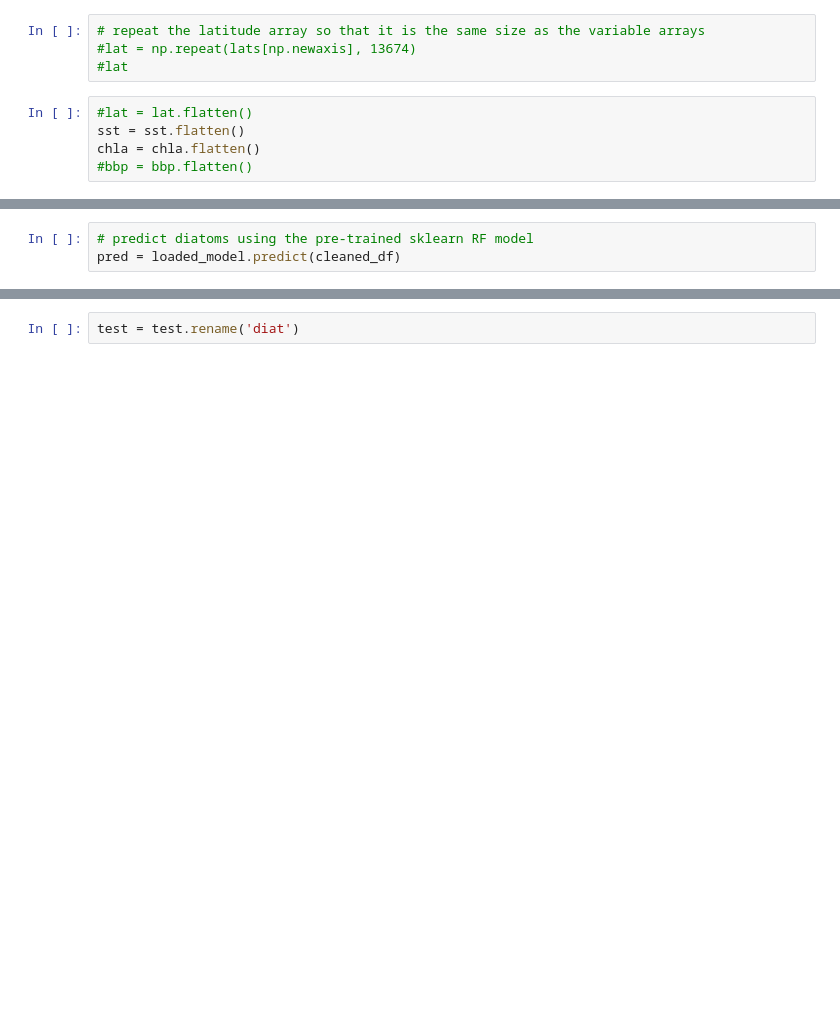
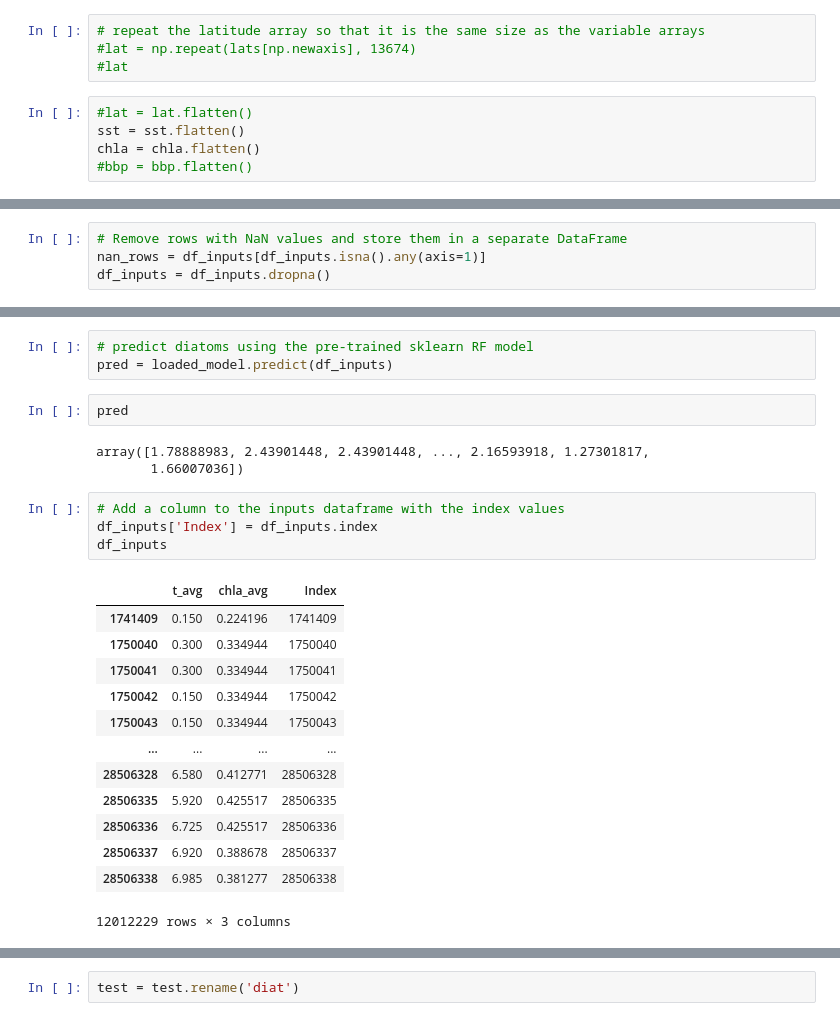
Before and after one commit to alisonpchase/predict-diatoms, a Jupyter notebook: deploy_trained_model.ipynb, the cells around one changed output, grey strips where cells are left out. Saved outputs shown, nothing was run; the diff lists cells and outputs as text; blank space fills up the shorter version.

```diff
--- a/deploy_trained_model.ipynb
+++ b/deploy_trained_model.ipynb
@@ -176,0 +201,4 @@ cleaned_df = test.dropna()
+# %%
+# Remove rows with NaN values and store them in a separate DataFrame
+nan_rows = df_inputs[df_inputs.isna().any(axis=1)]
+df_inputs = df_inputs.dropna()
@@ -177,5 +217,28 @@ cleaned_df = test.dropna()
 # %%
 # predict diatoms using the pre-trained sklearn RF model
-pred = loaded_model.predict(cleaned_df)
+pred = loaded_model.predict(df_inputs)
+# %%
+pred
+# %% [output]
+array([1.78888983, 2.43901448, 2.43901448, ..., 2.16593918, 1.27301817,
+       1.66007036])
+# %%
+# Add a column to the inputs dataframe with the index values
+df_inputs['Index'] = df_inputs.index
+df_inputs
+# %% [output]
+|  | t_avg | chla_avg | Index |
+| 1741409 | 0.150 | 0.224196 | 1741409 |
+| 1750040 | 0.300 | 0.334944 | 1750040 |
+| 1750041 | 0.300 | 0.334944 | 1750041 |
+| 1750042 | 0.150 | 0.334944 | 1750042 |
+| 1750043 | 0.150 | 0.334944 | 1750043 |
+| ... | ... | ... | ... |
+| 28506328 | 6.580 | 0.412771 | 28506328 |
+| 28506335 | 5.920 | 0.425517 | 28506335 |
+| 28506336 | 6.725 | 0.425517 | 28506336 |
+| 28506337 | 6.920 | 0.388678 | 28506337 |
+| 28506338 | 6.985 | 0.381277 | 28506338 |
+12012229 rows × 3 columns
 # %%
 pred = pd.DataFrame(pred)
```
Also changed, not shown: parts of 46 cells of this notebook, 1 other file.
